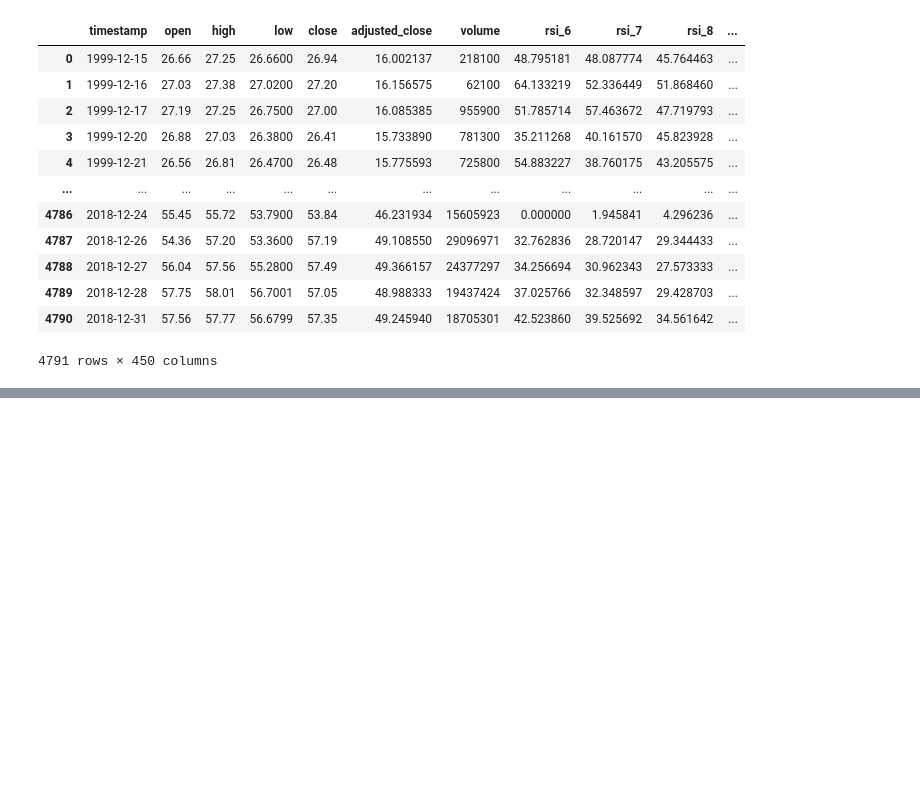
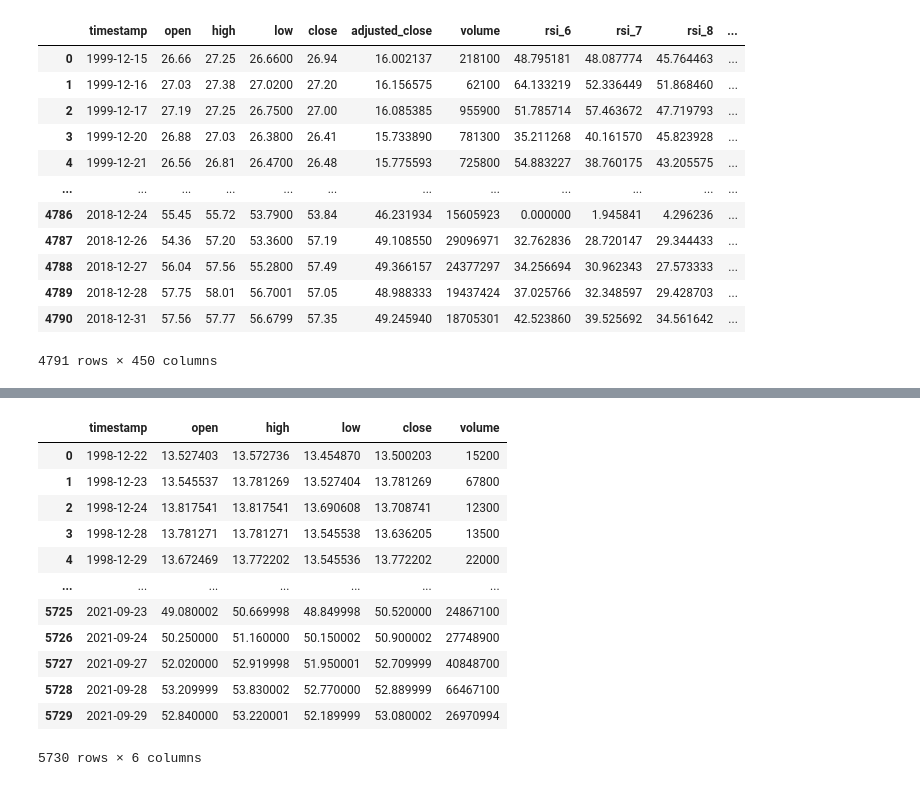
Before and after one commit to M5era/CNN-for-trading, a Jupyter notebook: playground.ipynb, the cells around one changed output, grey strips where cells are left out. Drawn from its saved outputs; the diff is of its cells as text; code cells hidden in the pictures; blank space fills up the shorter version.

```diff
--- a/playground.ipynb
+++ b/playground.ipynb
@@ -75,0 +58,30 @@ df
+# %%
+url2 = "https://query1.finance.yahoo.com/v7/finance/download/CL%3DF"
+import datetime
+import yfinance as yf
+
+xle = yf.Ticker("XLE")
+
+# get historical market data, here max is 5 years.
+xle = xle.history(period="max")
+xle.drop(axis = 1, columns = ['Dividends', 'Stock Splits'], inplace = True)
+xle.reset_index(inplace = True)
+xle = xle.rename(columns={'Date':'timestamp', 'Open':'open', 'High':'high', 'Low':'low', 'Close': 'close', 'Volume':'volume'})
+xle.set_index('timestamp')
+xle
+xle = pd.DataFrame(xle)
+xle
+# %% [output]
+|  | timestamp | open | high | low | close | volume |
+| 0 | 1998-12-22 | 13.527403 | 13.572736 | 13.454870 | 13.500203 | 15200 |
+| 1 | 1998-12-23 | 13.545537 | 13.781269 | 13.527404 | 13.781269 | 67800 |
+| 2 | 1998-12-24 | 13.817541 | 13.817541 | 13.690608 | 13.708741 | 12300 |
+| 3 | 1998-12-28 | 13.781271 | 13.781271 | 13.545538 | 13.636205 | 13500 |
+| 4 | 1998-12-29 | 13.672469 | 13.772202 | 13.545536 | 13.772202 | 22000 |
+| ... | ... | ... | ... | ... | ... | ... |
+| 5725 | 2021-09-23 | 49.080002 | 50.669998 | 48.849998 | 50.520000 | 24867100 |
+| 5726 | 2021-09-24 | 50.250000 | 51.160000 | 50.150002 | 50.900002 | 27748900 |
+| 5727 | 2021-09-27 | 52.020000 | 52.919998 | 51.950001 | 52.709999 | 40848700 |
+| 5728 | 2021-09-28 | 53.209999 | 53.830002 | 52.770000 | 52.889999 | 66467100 |
+| 5729 | 2021-09-29 | 52.840000 | 53.220001 | 52.189999 | 53.080002 | 26970994 |
+5730 rows × 6 columns
```
Also changed, not shown: parts of 14 cells of this notebook, 14 other files.
